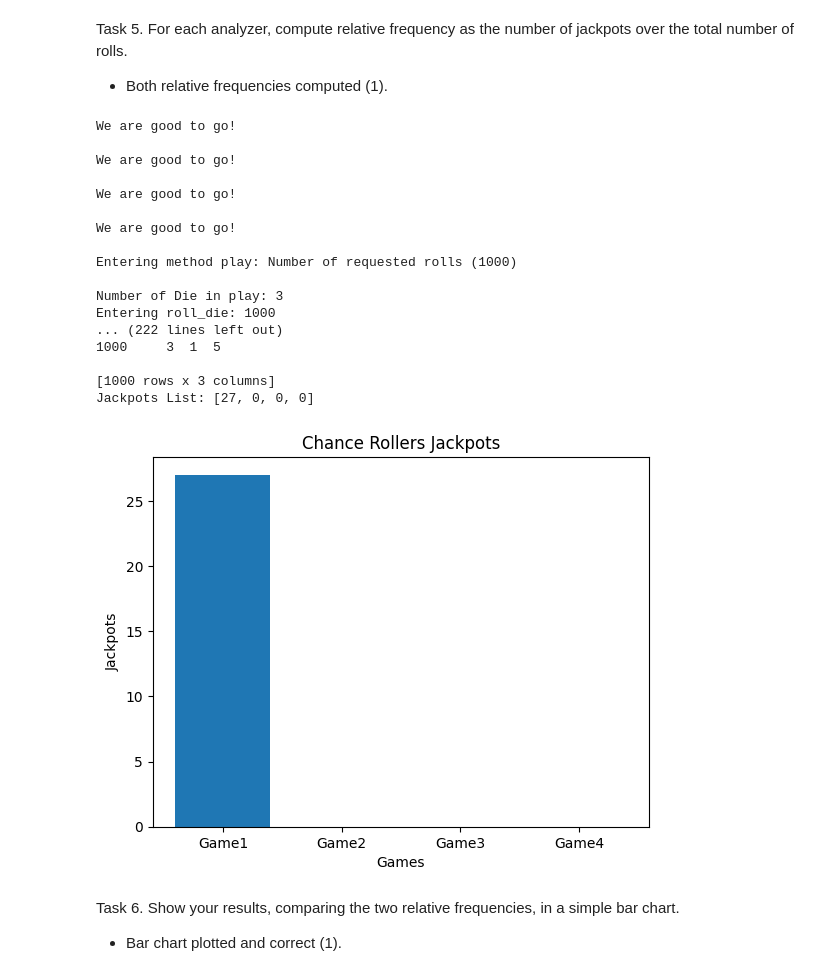
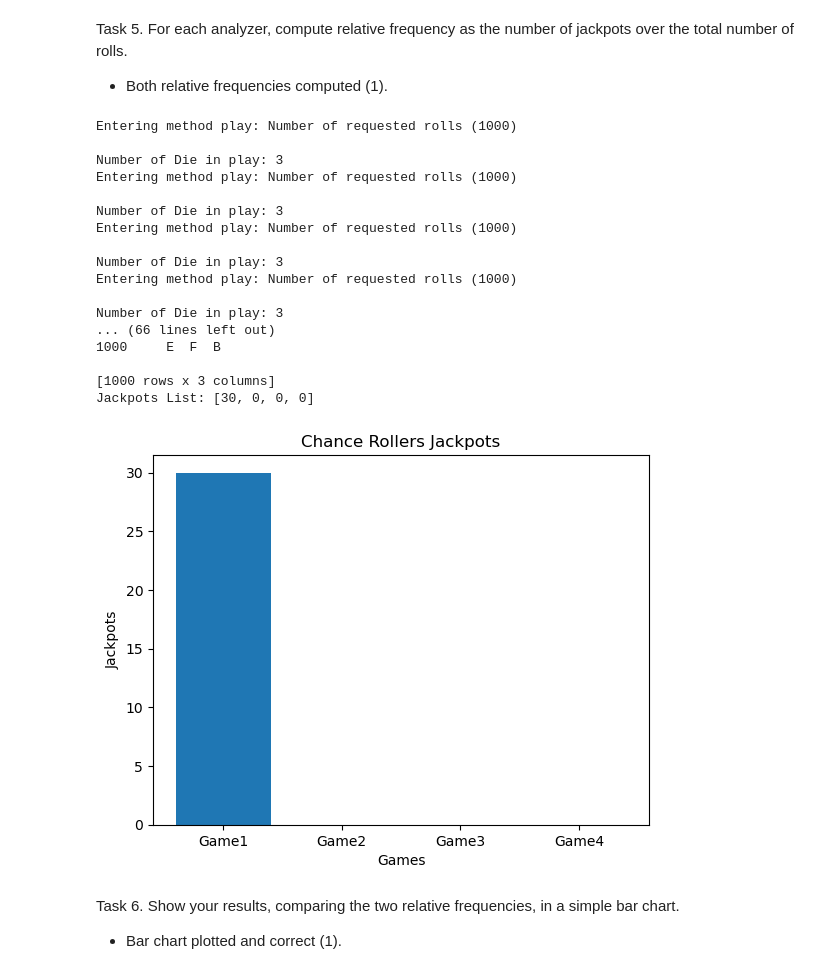
Before and after one commit to egyamfi6/finalProject, a Jupyter notebook: DS5100_FinalProjectTemplate.ipynb, the cells around one changed output. Cells and saved outputs as stored; diff of their text form; code cells hidden in the pictures.

```diff
--- a/DS5100_FinalProjectTemplate.ipynb
+++ b/DS5100_FinalProjectTemplate.ipynb
@@ -1029,17 +871,17 @@ import numpy as np
 import matplotlib.pyplot as plt
 
 # The Die
-listDieOne: np.array = np.array(['1', '2', '3', '4', '5', '6'], dtype=str)
-listDieTwo: np.array = np.array(['1', '2', '3', '4', '5', '6'], dtype=str)
-listDieThree: np.array = np.array(['1', '2', '3', '4', '5', '6'], dtype=str)
+DieOne: np.array = np.array(['A', 'B', 'C', 'D', 'E', 'F'], dtype=str)
+DieTwo: np.array = np.array(['A', 'B', 'C', 'D', 'E', 'F'], dtype=str)
+DieThree: np.array = np.array(['A', 'B', 'C', 'D', 'E', 'F'], dtype=str)
 
-dieOneInstance: Die = Die(listDieOne)
-dieTwoInstance: Die = Die(listDieTwo)
-dieThreeInstance: Die = Die(listDieThree)
+dieOneInstance: Die = Die(DieOne)
+dieTwoInstance: Die = Die(DieTwo)
+dieThreeInstance: Die = Die(DieThree)
 
 #Manage Die weighting
-dieOneInstance.change_die_weight('2', .40)
-dieTwoInstance.change_die_weight('2', .30)
+dieOneInstance.change_die_weight('B', .40)
+dieTwoInstance.change_die_weight('B', .30)
 
 diceList: list = [dieOneInstance, dieTwoInstance, dieThreeInstance]
 
@@ -1051,46 +893,47 @@ gameFour: Game = Game(diceList)
 #Game on!
 gameOne.play(1000)
 gameTwo.play(1000)
 gameThree.play(1000)
 gameFour.play(1000)
 
 gameOneAnalyzerInstance: Analyzer = Analyzer(gameOne)
 gameTwoAnalyzerInstance: Analyzer = Analyzer(gameTwo)
 gameThreeAnalyzerInstance: Analyzer = Analyzer(gameThree)
 gameFourAnalyzerInstance: Analyzer = Analyzer(gameFour)
 
 #Build Game Analyzer List
 games: list = ['Game1', 'Game2', 'Game3', 'Game4']
 print(f"Games List: {games}")
+
 #Build Jackpot List
 #print(f"Number of jackpots? \n{myAnalyzerInstance.jackpots()}")
 jackpotsPerGame: list = [gameOneAnalyzerInstance.jackpots(), gameTwoAnalyzerInstance.jackpots(), gameThreeAnalyzerInstance.jackpots(), gameFourAnalyzerInstance.jackpots()]
 print(f"Jackpots List: {jackpotsPerGame}")
 
 plt.bar(games, jackpotsPerGame)
 plt.title('Chance Rollers Jackpots')
 plt.xlabel('Games')
 plt.ylabel('Jackpots')
 plt.show()
 # %% [output]
-We are good to go!
-
-We are good to go!
-
-We are good to go!
-
-We are good to go!
-
 Entering method play: Number of requested rolls (1000)
 
 Number of Die in play: 3
-Entering roll_die: 1000
-... (222 lines left out)
-1000     3  1  5
+Entering method play: Number of requested rolls (1000)
+
+Number of Die in play: 3
+Entering method play: Number of requested rolls (1000)
+
+Number of Die in play: 3
+Entering method play: Number of requested rolls (1000)
+
+Number of Die in play: 3
+... (66 lines left out)
+1000     E  F  B
 
 [1000 rows x 3 columns]
-Jackpots List: [27, 0, 0, 0]
+Jackpots List: [30, 0, 0, 0]
-[figure, old version]
+[figure, new version]
 # %% [markdown]
 Task 6. Show your results, comparing the two relative frequencies, in a simple bar chart.
 
```
Also changed, not shown: parts of 37 cells of this notebook, 9 other files.
